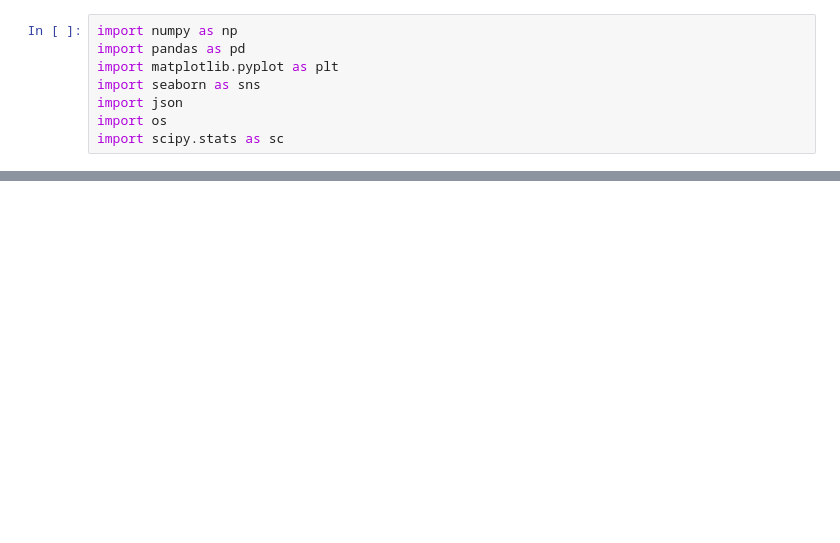
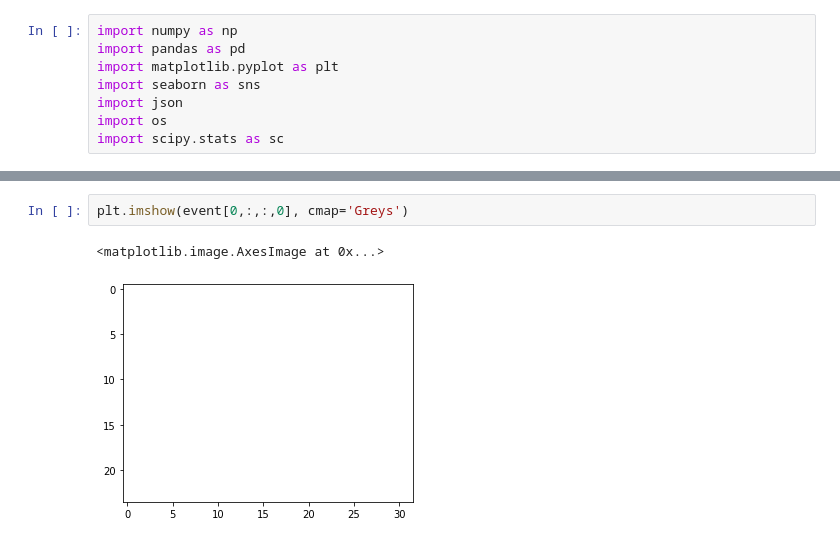
Before and after one commit to nickinack/Occupancy-Estimation, a Jupyter notebook: src/visualize.ipynb, the cells around one changed output, grey strips where cells are left out. Drawn from its saved outputs; the diff is of its cells as text; blank space fills up the shorter version.

```diff
--- a/src/visualize.ipynb
+++ b/src/visualize.ipynb
@@ -26 +32,6 @@ event = np.zeros((235,24,32,16))
+# %%
+plt.imshow(event[0,:,:,0], cmap='Greys')
+# %% [output]
+<matplotlib.image.AxesImage at 0x...>
+[figure, added]
 # %%
```
Also changed, not shown: parts of 9 cells of this notebook, 1 other file.
